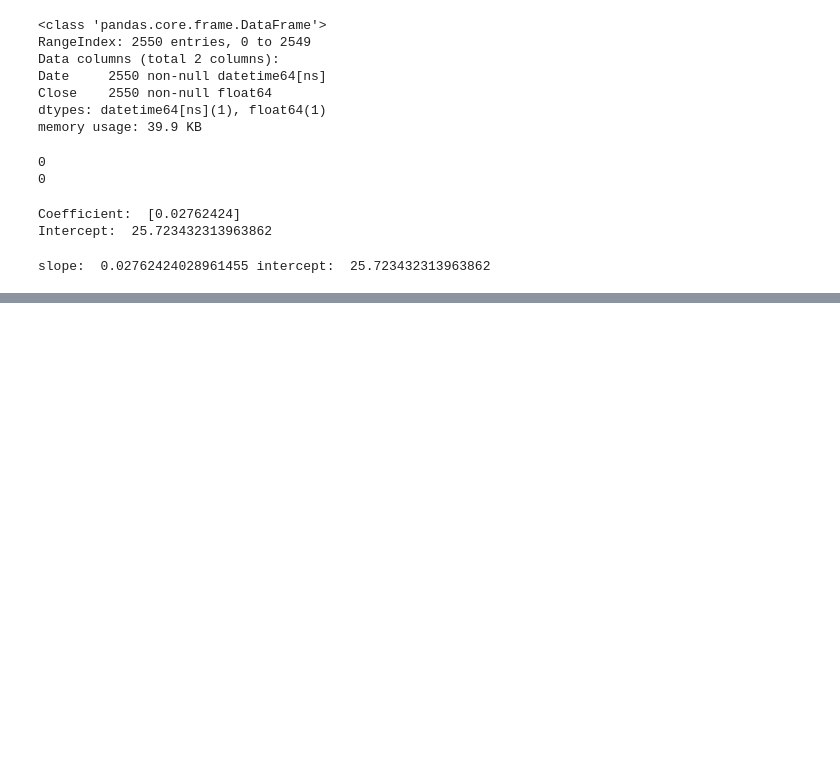
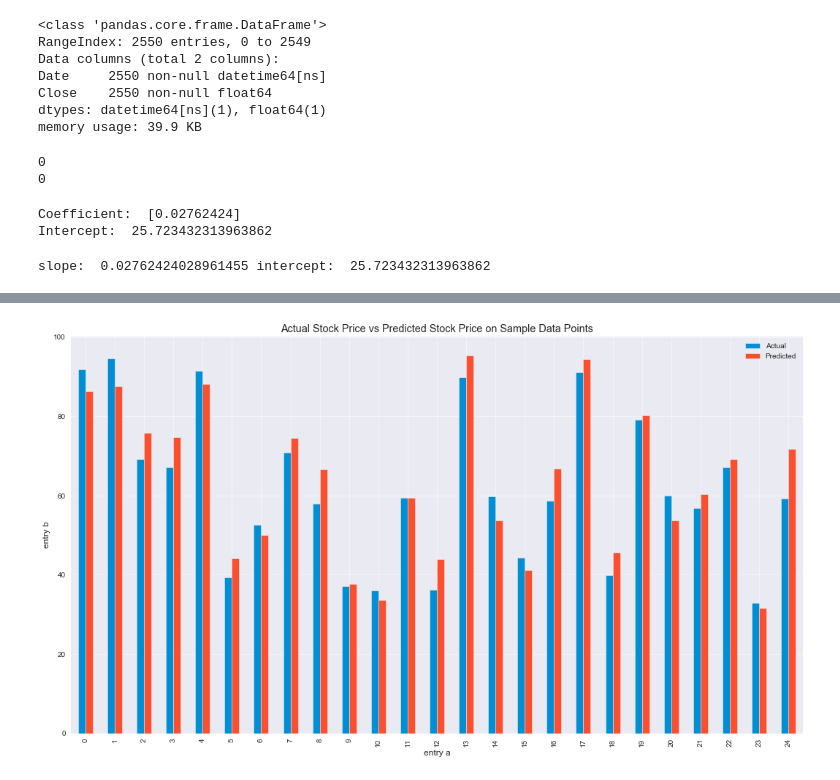
Before and after one commit to mediasittich/Predicting-Stock-Prices-with-Linear-Regression, a Jupyter notebook: Predicting Stock Prices with Linear Regression.ipynb, the cells around one changed output, grey strips where cells are left out. Cells and saved outputs as stored; diff of their text form; code cells hidden in the pictures; blank space fills up the shorter version.

```diff
--- a/Predicting Stock Prices with Linear Regression.ipynb
+++ b/Predicting Stock Prices with Linear Regression.ipynb
@@ -102,0 +112,4 @@ plt.show()
+# %%
+y_pred = model.predict(X_test)
+# %%
+df_new = pd.DataFrame({'Actual': y_test.values.flatten(), 'Predicted': y_pred.flatten()})
@@ -102,0 +125,13 @@ plt.show()
+# %%
+df1 = df_new.head(25)
+df1.plot(kind='bar',figsize=(16,10))
+plt.title('Actual Stock Price vs Predicted Stock Price on Sample Data Points')
+plt.grid(which='major', linestyle='-', linewidth='0.5')
+plt.grid(which='minor', linestyle=':', linewidth='0.5')
+
+plt.xlabel('entry a')
+plt.ylabel('entry b')
+
+plt.show()
+# %% [output]
+[figure, added]
```
Also changed, not shown: parts of 8 cells of this notebook.
